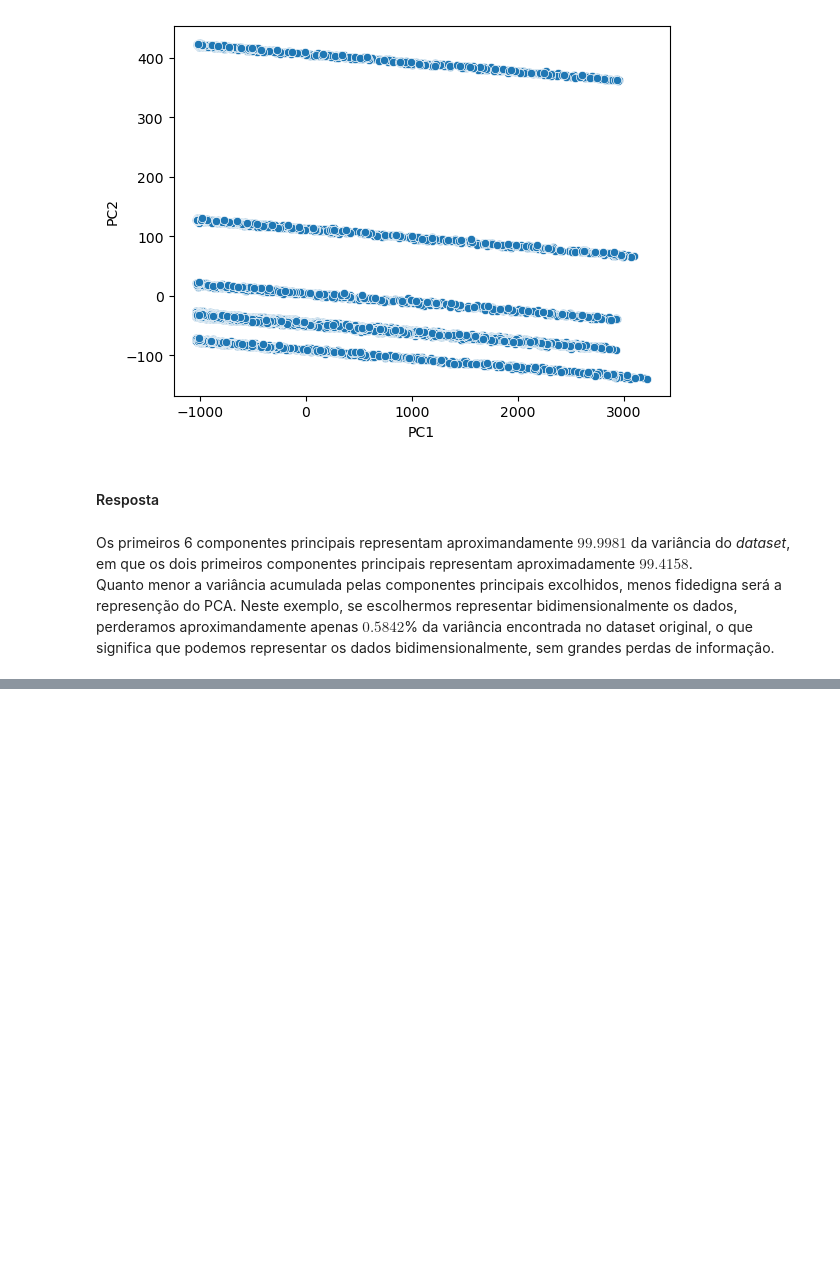
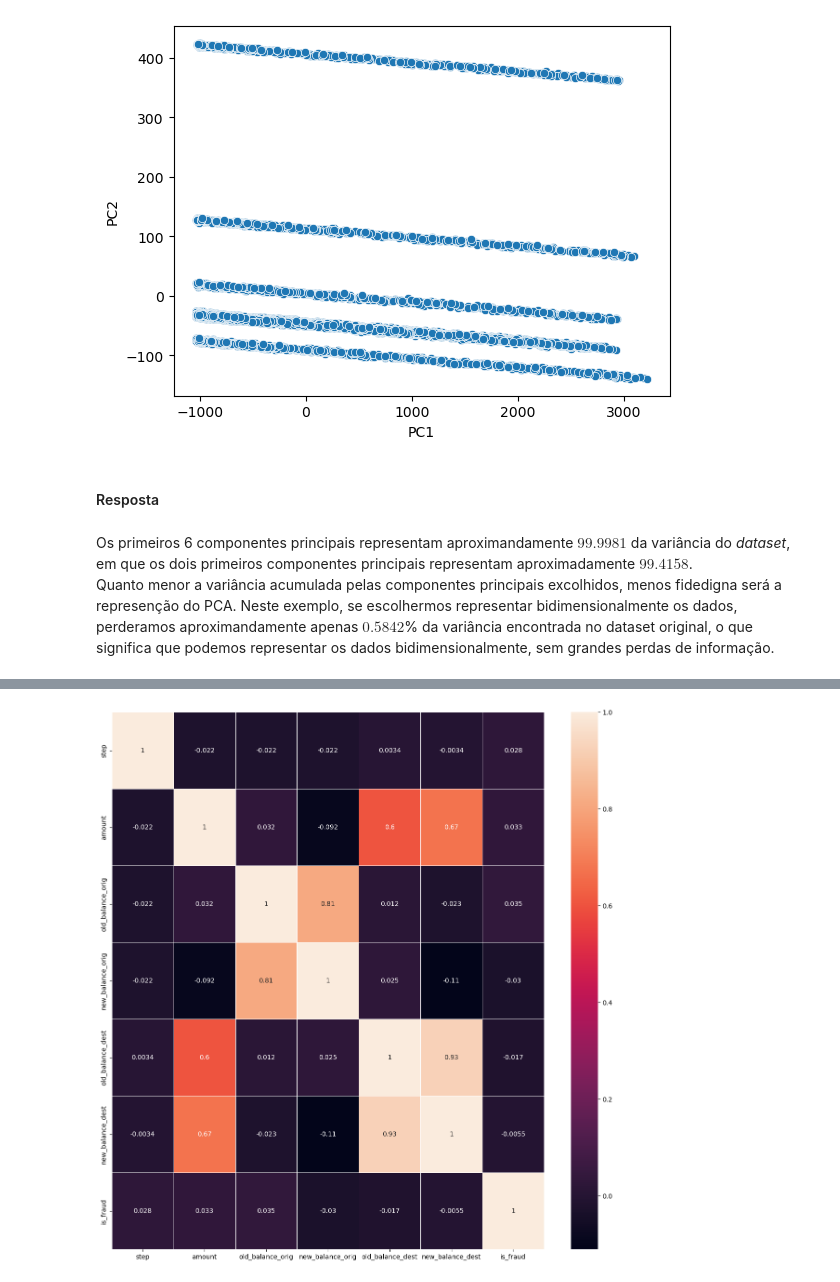
Before and after one commit to Squinelato/eEDB-001-2024-4, a Jupyter notebook: exercise_2/notebook.ipynb, the cells around one changed output, grey strips where cells are left out. Drawn from its saved outputs; the diff is of its cells as text; code cells hidden in the pictures; blank space fills up the shorter version.

```diff
--- a/exercise_2/notebook.ipynb
+++ b/exercise_2/notebook.ipynb
@@ -237,0 +337,6 @@ perderamos aproximandamente apenas $0.5842$% da variância encontrada no dataset
+# %%
+def target_encoding(train_series, target_series):
+    mean_encode = target_series.groupby(train_series).mean()
+    return train_series.map(mean_encode)
+
+fraud_detection['type_encoded_traditional'] = target_encoding(fraud_detection['type'], fraud_detection['is_fraud'])
@@ -237,0 +345,19 @@ perderamos aproximandamente apenas $0.5842$% da variância encontrada no dataset
+# %%
+from sklearn.model_selection import KFold
+
+def target_encoding_kfold(train, target, n_splits=5):
+    kf = KFold(n_splits=n_splits, shuffle=True, random_state=42)
+    mean_encoded = np.zeros(len(train))
+
+    for train_index, val_index in kf.split(train):
+        X_train, X_val = train.iloc[train_index], train.iloc[val_index]
+        y_train = target.iloc[train_index]
+
+        # média de is_fraud para cada categoria em type
+        mean_target = y_train.groupby(X_train['type']).mean()
+        mean_encoded[val_index] = X_val['type'].map(mean_target).fillna(0)
+
+    return mean_encoded
+
+# Aplicando o Target Encoding com K-Folds
+fraud_detection['type_encoded_kfold'] = target_encoding_kfold(fraud_detection[['type']], fraud_detection['is_fraud'])
@@ -237,0 +417,2 @@ perderamos aproximandamente apenas $0.5842$% da variância encontrada no dataset
+# %%
+fraud_detection_subset = fraud_detection.select_dtypes(include=['number']).drop(columns=['type_encoded_traditional', 'type_encoded_kfold', 'is_flagged_fraud'])
@@ -237,0 +436,3 @@ perderamos aproximandamente apenas $0.5842$% da variância encontrada no dataset
+# %%
+fraud_detection_corr = fraud_detection_subset.corr(method='spearman')
+fraud_detection_corr
@@ -237,0 +448,10 @@ perderamos aproximandamente apenas $0.5842$% da variância encontrada no dataset
+# %%
+plt.figure(figsize=(15, 15))
+sns.heatmap(
+    data=fraud_detection_corr,
+    annot=True,
+    linewidth=.5
+)
+plt.show()
+# %% [output]
+[figure, added]
```
Also changed, not shown: parts of 24 cells of this notebook.
